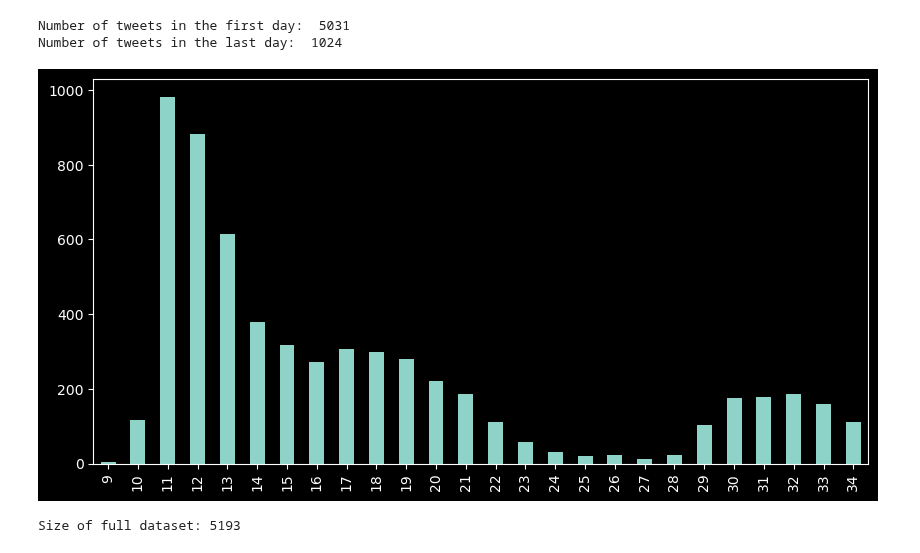
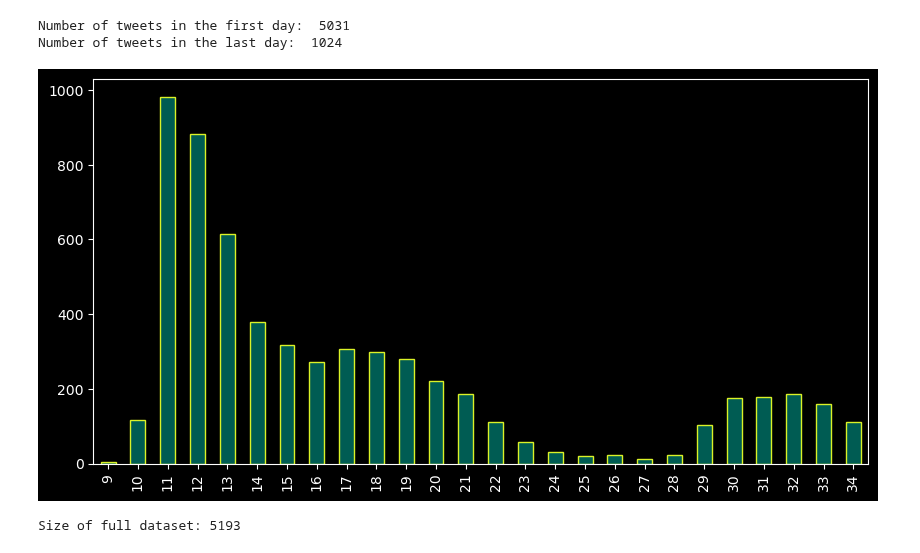
Before and after one commit to lletassey/clustering-tweets-earthquake, a Jupyter notebook: notebooks/explore.ipynb, the cells around one changed output. Cells and saved outputs as stored; diff of their text form; code cells hidden in the pictures.

Commit message:
Change bar plot colors

```diff
--- a/notebooks/explore.ipynb
+++ b/notebooks/explore.ipynb
@@ -49,10 +49,10 @@ tweets['hour'] = tweets['createdAt'].dt.hour
 tweets.loc[tweets['createdAt'].dt.day == max_date.day, 'hour'] += 24
 # %%
 # Plot a bar chart for number of tweets for each hour
-tweets["hour"].value_counts().sort_index().plot(kind="bar", figsize=(10, 5))
+tweets["hour"].value_counts().sort_index().plot(kind="bar", figsize=(10, 5), color="#005C53", edgecolor="#DBF227")
 plt.show()
 # %% [output]
-[figure, old version]
+[figure, new version]
 # %%
 # Remove null longitude and latitude values
 tweets = tweets[tweets["longitude"].notnull()]
```
